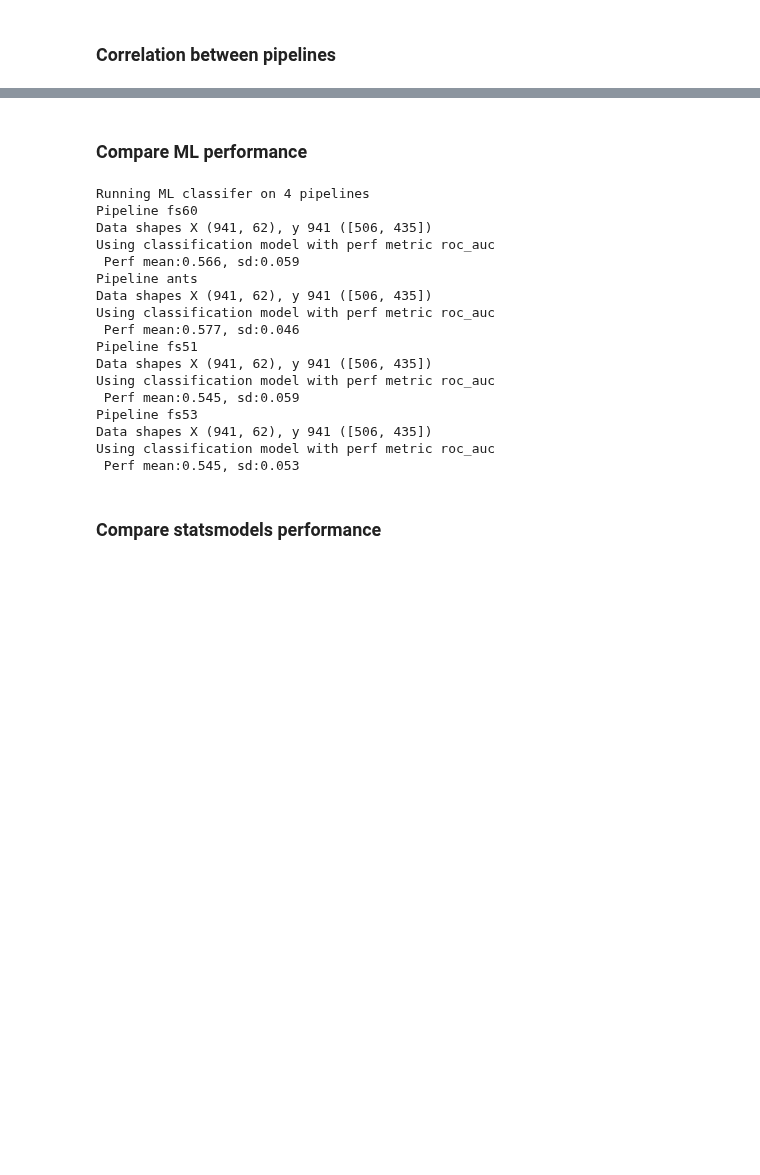
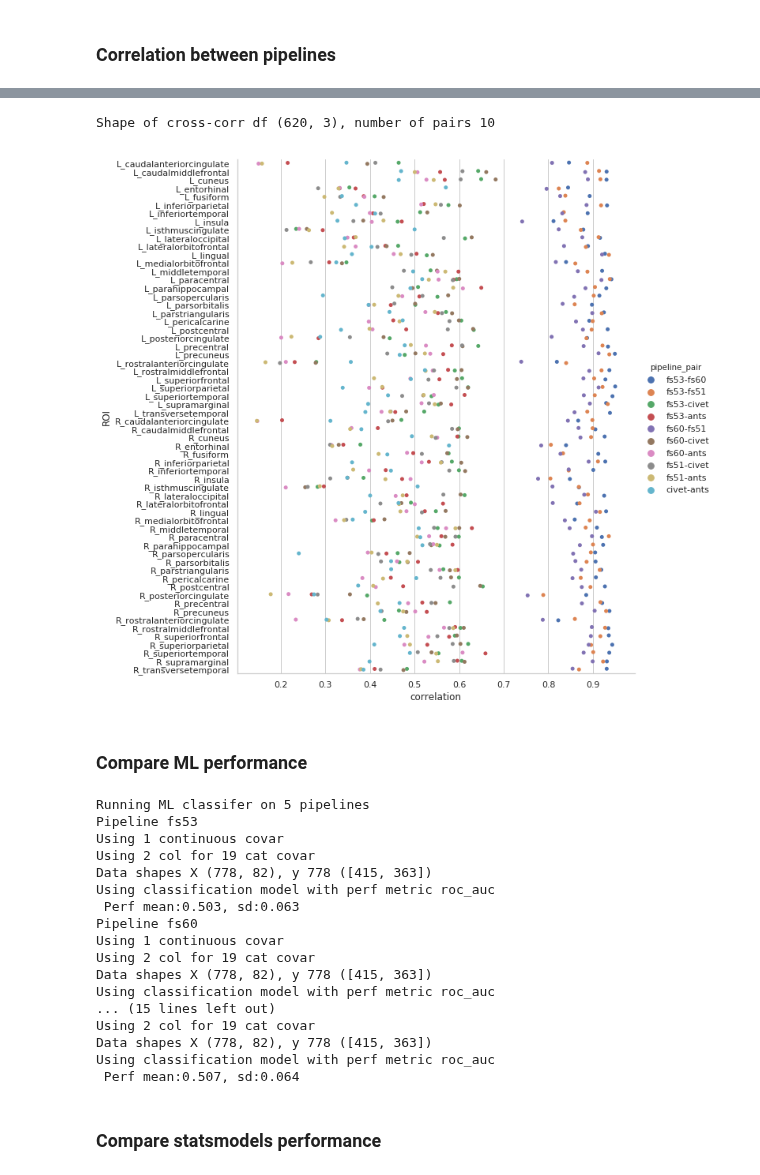
Before and after one commit to neurodatascience/compare-surf-tools, a Jupyter notebook: notebooks/run_pipeline_comparisons.ipynb, the cells around one changed output, grey strips where cells are left out. Cells and saved outputs as stored; diff of their text form; code cells hidden in the pictures; blank space fills up the shorter version.

```diff
--- a/notebooks/run_pipeline_comparisons.ipynb
+++ b/notebooks/run_pipeline_comparisons.ipynb
@@ -25,8 +26,8 @@ from lib.data_stats import *
 # %% [markdown]
 ### Data paths
 # %%
-#proj_dir = '/Users/nikhil/code/git_repos/compare-surf-tools/'
-proj_dir = '/Users/nikhil/projects/compare-surf-tools/'
+proj_dir = '/home/nikhil/projects/CT_reproduce/code/compare-surf-tools/'
+#proj_dir = '/Users/nikhil/projects/compare-surf-tools/'
 data_dir = proj_dir + 'data/'
 fs60_dir = data_dir + 'fs60_group_stats/'
 results_dir = data_dir + 'results/'
@@ -35,7 +36,7 @@ demograph_file = 'ABIDE_Phenotype.csv'
 dkt_roi_names = 'DKT_parcel_map_FS_CIVET.csv'
 
 ants_file = 'ABIDE_ants_thickness_data.csv' #uses modified (mindboggle) dkt atlas with 31 ROIs
-civet_file = 'ABIDE_civet2.1_thickness.csv'
+civet_file = 'ABIDE_civet2.1_thickness_test1.csv'
 
 fs53_file = 'ABIDE_fs5.3_thickness.csv'
 fs51_file = 'cortical_fs5.1_measuresenigma_thickavg.csv'
@@ -56,7 +57,7 @@ demograph = demograph.rename(columns={'Subject_ID':subject_ID_col})
 dkt_roi_map = pd.read_csv(data_dir + dkt_roi_names)
 
 # CIVET 2.1
-civet_data = pd.read_csv(data_dir + civet_file)
+civet_data = pd.read_csv(data_dir + civet_file, dtype={subject_ID_col: str})
 print('shape of civet data {}'.format(civet_data.shape))
 civet_data_std = standardize_civet_data(civet_data, subject_ID_col, dkt_roi_map)
 print('shape of stdized civet data {}'.format(civet_data_std.shape))
@@ -87,5 +88,5 @@ fs60_rh_data = pd.read_csv(fs60_dir + fs60_rh_file, delim_whitespace=True)
 print('shape of fs60 data l: {}, r: {}'.format(fs60_lh_data.shape,fs60_rh_data.shape))
 
 fs60_data_std = standardize_fs60_data(fs60_lh_data, fs60_rh_data, subject_ID_col)
-print('shape of stdized fs51 data {}'.format(fs60_data_std.shape))
+print('shape of stdized fs60 data {}'.format(fs60_data_std.shape))
 # %% [output]
@@ -150,13 +151,14 @@ master df shape after adding demographic info (3770, 68)
 ### Correlation between pipelines
 # %%
 possible_pairs = list(itertools.combinations(data_dict.keys(), 2))
-
+xcorr_pairs_df = pd.DataFrame()
 for pair in possible_pairs:
     pipe1 = pair[0]
     pipe2 = pair[1]
     df1 = master_df[master_df['pipeline']==pipe1][[subject_ID_col]+common_roi_cols]
     df2 = master_df[master_df['pipeline']==pipe2][[subject_ID_col]+common_roi_cols]
-
-    xcorr = cross_correlations(df1,df2,subject_ID_col)
-    print('Avg cross correlation between {} & {} = {:4.2f}\n'.format(pipe1,pipe2,np.mean(xcorr)))
+    xcorr_df = cross_correlations(df1,df2,subject_ID_col)
+    xcorr_df['pipeline_pair'] = np.tile(str('{}-{}'.format(pair[0],pair[1])),len(xcorr_df))
+    xcorr_pairs_df = xcorr_pairs_df.append(xcorr_df)
+    print('Avg cross correlation between {} & {} = {:4.2f}\n'.format(pipe1,pipe2,np.mean(xcorr_df['correlation'].values)))
 # %% [output]
@@ -174,9 +184,19 @@ Avg cross correlation between fs53 & fs60 = 0.91
+# %%
+print('Shape of cross-corr df {}, number of pairs {}'.format(xcorr_pairs_df.shape, len(xcorr_pairs_df['pipeline_pair'].unique())))
+roi_order = sorted(list(xcorr_pairs_df['ROI'].unique()))
+sns.set(font_scale=1)
+with sns.axes_style("whitegrid"):
+    g = sns.catplot(x='correlation',y='ROI',hue='pipeline_pair',order=roi_order,
+                data=xcorr_pairs_df,aspect=1,height=10,kind='strip')
+# %% [output]
+Shape of cross-corr df (620, 3), number of pairs 10
+[figure, added]
 # %% [markdown]
 ### Compare ML performance
 # %%
 roi_cols = common_roi_cols
-covar_continuous_cols = [] #'AGE_AT_SCAN'
-covar_cat_cols = [] #'SEX','SITE_ID','DX_GROUP'
+covar_continuous_cols = ['AGE_AT_SCAN'] #'AGE_AT_SCAN'
+covar_cat_cols = ['SEX','SITE_ID'] #'SEX','SITE_ID','DX_GROUP'
 
 model_type = 'classification'
 
@@ -185,29 +205,29 @@ if model_type.lower() == 'regression':
     model = RandomForestRegressor(max_depth=2, random_state=0, n_estimators=100)
 else:
     outcome_col = 'DX_GROUP'
-    model = svm.SVC(kernel='linear')
-    #model = RandomForestClassifier(n_estimators=50, max_depth=2,random_state=0)
+    #model = svm.SVC(kernel='linear')
+    model = RandomForestClassifier(n_estimators=50, max_depth=2,random_state=0)
 
 ml_perf = computePipelineMLModels(master_df,roi_cols,covar_continuous_cols,covar_cat_cols,outcome_col,
                                   model_type,model)
 # %% [output]
-Running ML classifer on 4 pipelines
+Running ML classifer on 5 pipelines
+Pipeline fs53
+Using 1 continuous covar
+Using 2 col for 19 cat covar
+Data shapes X (778, 82), y 778 ([415, 363])
+Using classification model with perf metric roc_auc
+ Perf mean:0.503, sd:0.063
 Pipeline fs60
-Data shapes X (941, 62), y 941 ([506, 435])
+Using 1 continuous covar
+Using 2 col for 19 cat covar
+Data shapes X (778, 82), y 778 ([415, 363])
 Using classification model with perf metric roc_auc
- Perf mean:0.566, sd:0.059
-Pipeline ants
-Data shapes X (941, 62), y 941 ([506, 435])
+... (15 lines left out)
+Using 2 col for 19 cat covar
+Data shapes X (778, 82), y 778 ([415, 363])
 Using classification model with perf metric roc_auc
- Perf mean:0.577, sd:0.046
-Pipeline fs51
-Data shapes X (941, 62), y 941 ([506, 435])
-Using classification model with perf metric roc_auc
- Perf mean:0.545, sd:0.059
-Pipeline fs53
-Data shapes X (941, 62), y 941 ([506, 435])
-Using classification model with perf metric roc_auc
- Perf mean:0.545, sd:0.053
+ Perf mean:0.507, sd:0.064
 # %% [markdown]
 
 ### Compare statsmodels performance
```
Also changed, not shown: parts of 5 cells of this notebook, 2 other files.
